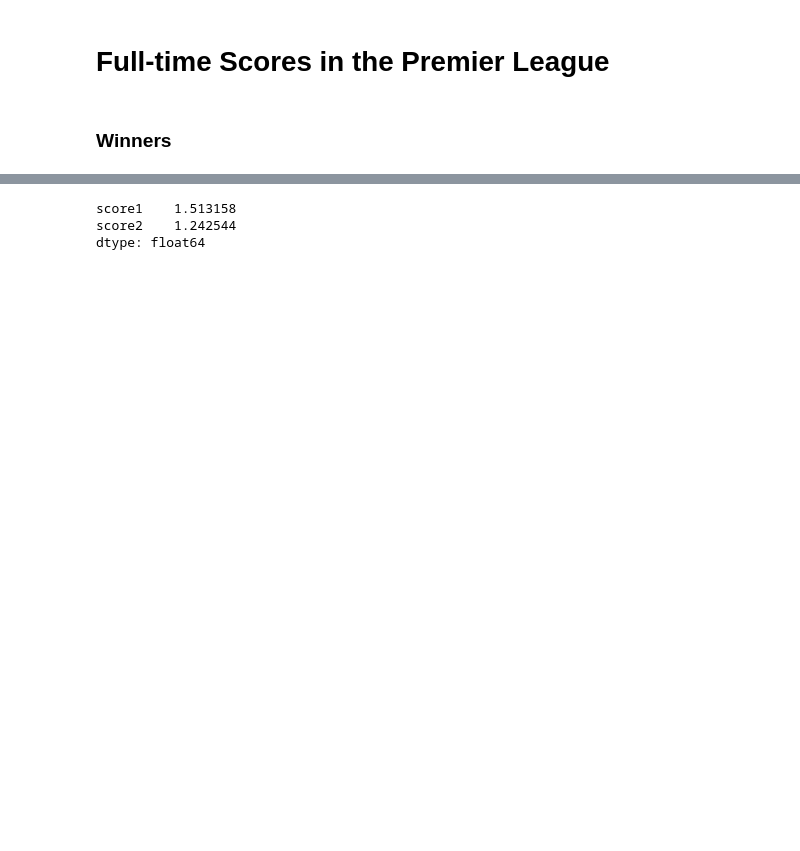
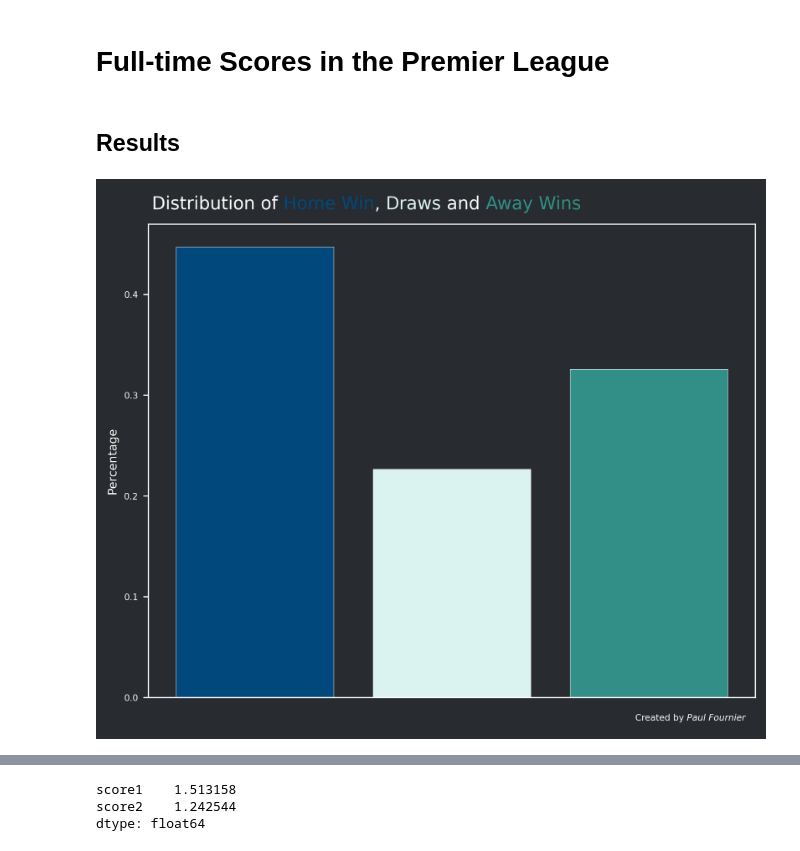
Before and after one commit to Fournierp/FPL, a Jupyter notebook: analysis/score.ipynb, the cells around one changed output, grey strips where cells are left out. Cells and saved outputs as stored; diff of their text form; code cells hidden in the pictures; blank space fills up the shorter version.

```diff
--- a/analysis/score.ipynb
+++ b/analysis/score.ipynb
@@ -30,7 +30,7 @@ df = pd.read_csv("../data/fivethirtyeight/spi_matches.csv")
 df = df[df['league_id'] == 2411]
 df = df[["season", "league_id", "team1", "team2", "score1", "score2", "date"]].dropna()
 # %% [markdown]
-### Winners
+## Results
 # %%
 df['winner'] = np.select(
     [
@@ -54,35 +54,37 @@ ax.bar(
     [0], np.sum(df.winner == 0) / df.shape[0],
     label='Home',
     color = '#01497c',
-    edgecolor='black', linewidth=0.5)
+    edgecolor='w', linewidth=0.25)
 ax.bar(
     [1], np.sum(df.winner == 1) / df.shape[0],
     label='Draws',
     color = '#daf3f0',
-    edgecolor='black', linewidth=0.5)
+    edgecolor='w', linewidth=0.25)
 ax.bar(
     [2], np.sum(df.winner == 2) / df.shape[0],
     label='Away',
     color = '#318f88',
-    edgecolor='black', linewidth=0.5)
+    edgecolor='w', linewidth=0.25)
 
 ax.set_ylabel('Percentage' , fontsize=8, color=text_color)
 ax.set_xticks([], minor=False)
 
 fig_text(
     x=0.09, y=1.025,
     s="Distribution of <Home Win>, <Draws> and <Away Wins>",
     highlight_textprops=[
         {"color": '#01497c'},
         {"color": '#daf3f0'},
         {"color": '#318f88'},
         ],
     fontsize=12, fontfamily=title_font, color=text_color, alpha=1)
 
 fig_text(
     x=0.8, y=0.01,
     s="Created by <Paul Fournier>",
     highlight_textprops=[{"fontstyle": "italic"}],
     fontsize=6, fontfamily=watermark_font, color=text_color)
 
 plt.show()
+# %% [output]
+[figure, added]
```
Also changed, not shown: parts of 5 cells of this notebook.
